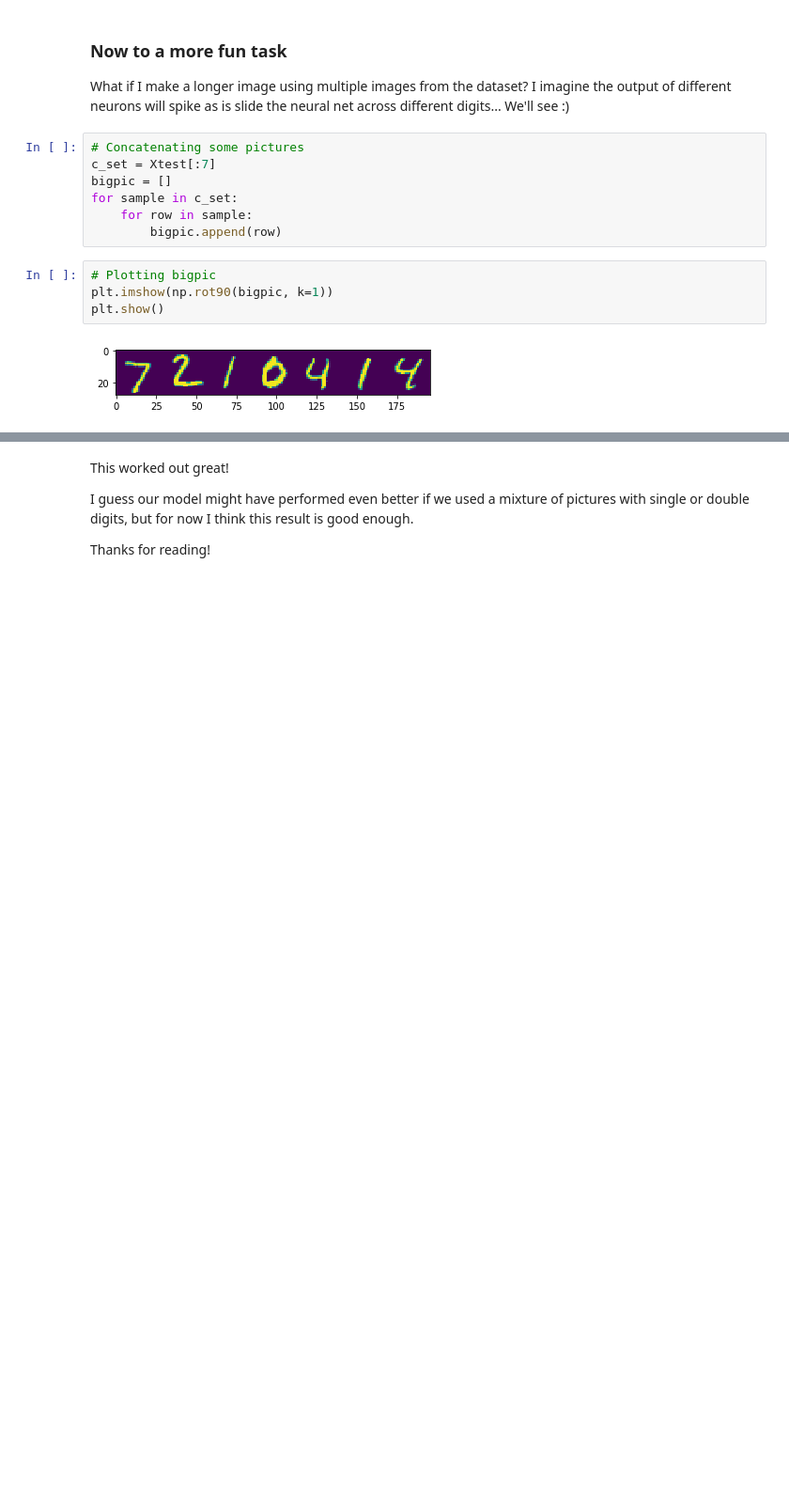
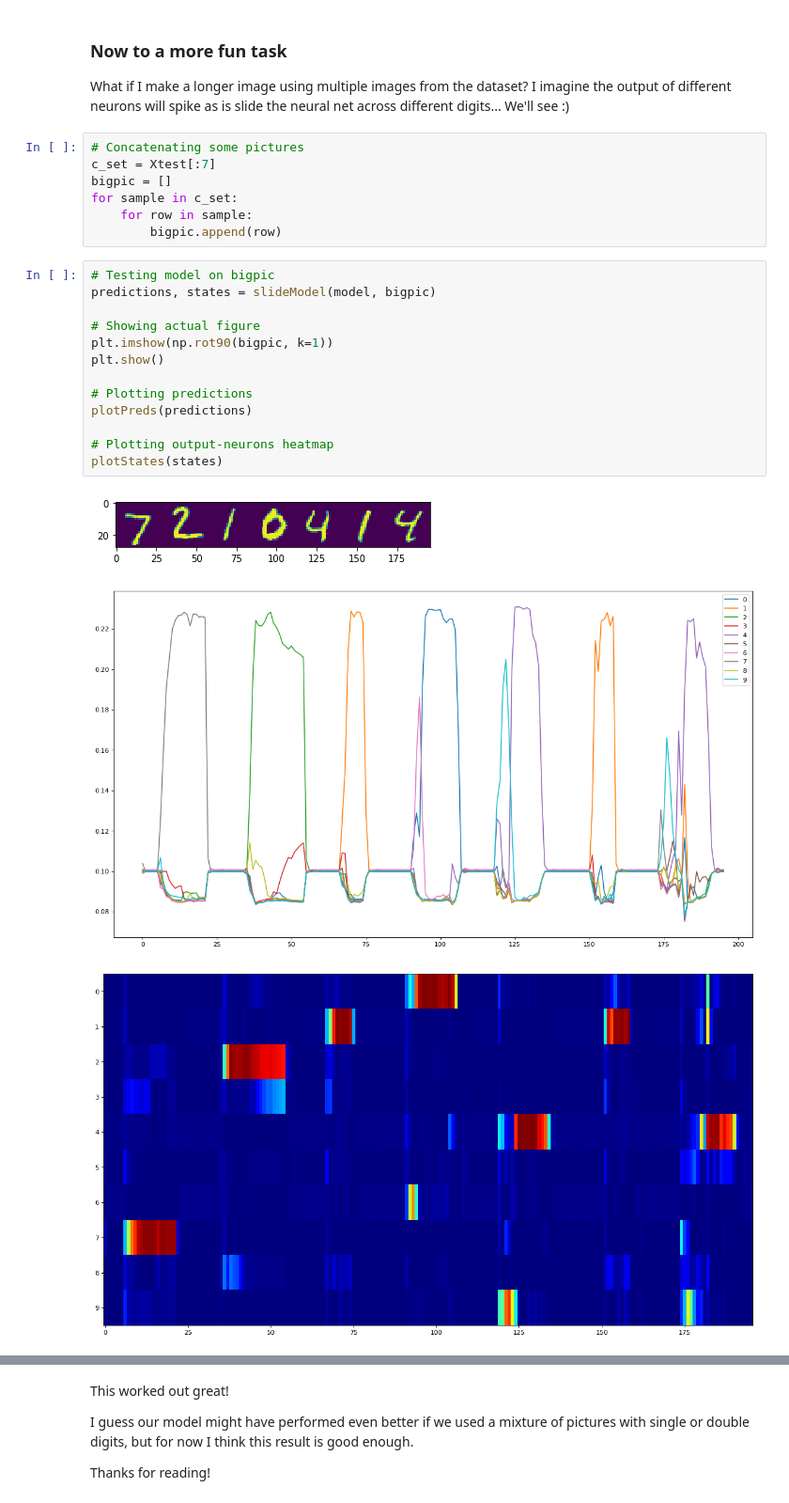
Before and after one commit to mariusbrataas/pistachio, a Jupyter notebook: rnn_mnist.ipynb, the cells around one changed output, grey strips where cells are left out. Shown at 94% size. Saved outputs shown, nothing was run; the diff lists cells and outputs as text; blank space fills up the shorter version.

```diff
--- a/rnn_mnist.ipynb
+++ b/rnn_mnist.ipynb
@@ -175,8 +193,19 @@ for sample in c_set:
     for row in sample:
         bigpic.append(row)
 # %%
-# Plotting bigpic
+# Testing model on bigpic
+predictions, states = slideModel(model, bigpic)
+
+# Showing actual figure
 plt.imshow(np.rot90(bigpic, k=1))
 plt.show()
+
+# Plotting predictions
+plotPreds(predictions)
+
+# Plotting output-neurons heatmap
+plotStates(states)
 # %% [output]
 [figure]
+[figure, added]
+[figure, added]
```
Also changed, not shown: parts of 9 cells of this notebook, 2 other files.
